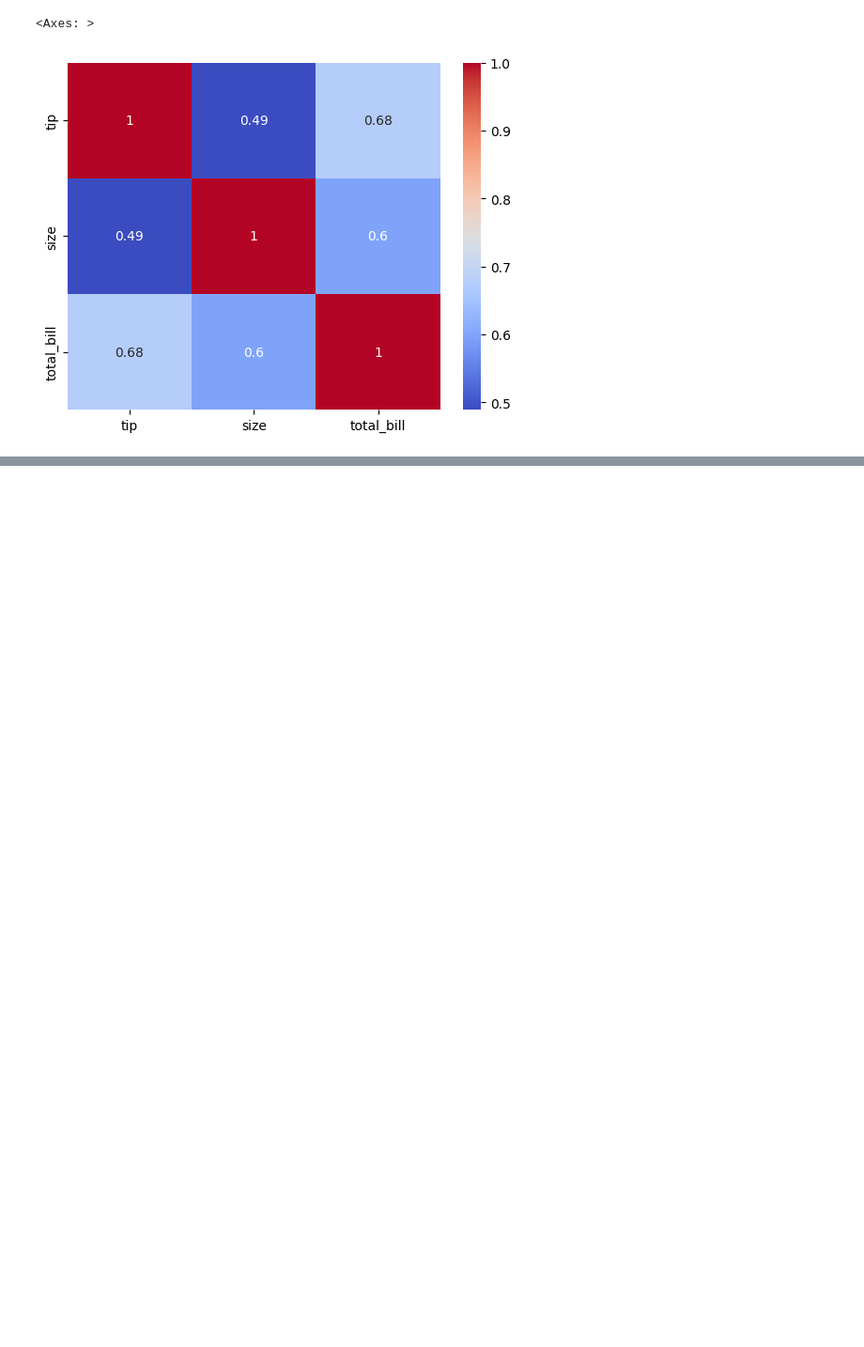
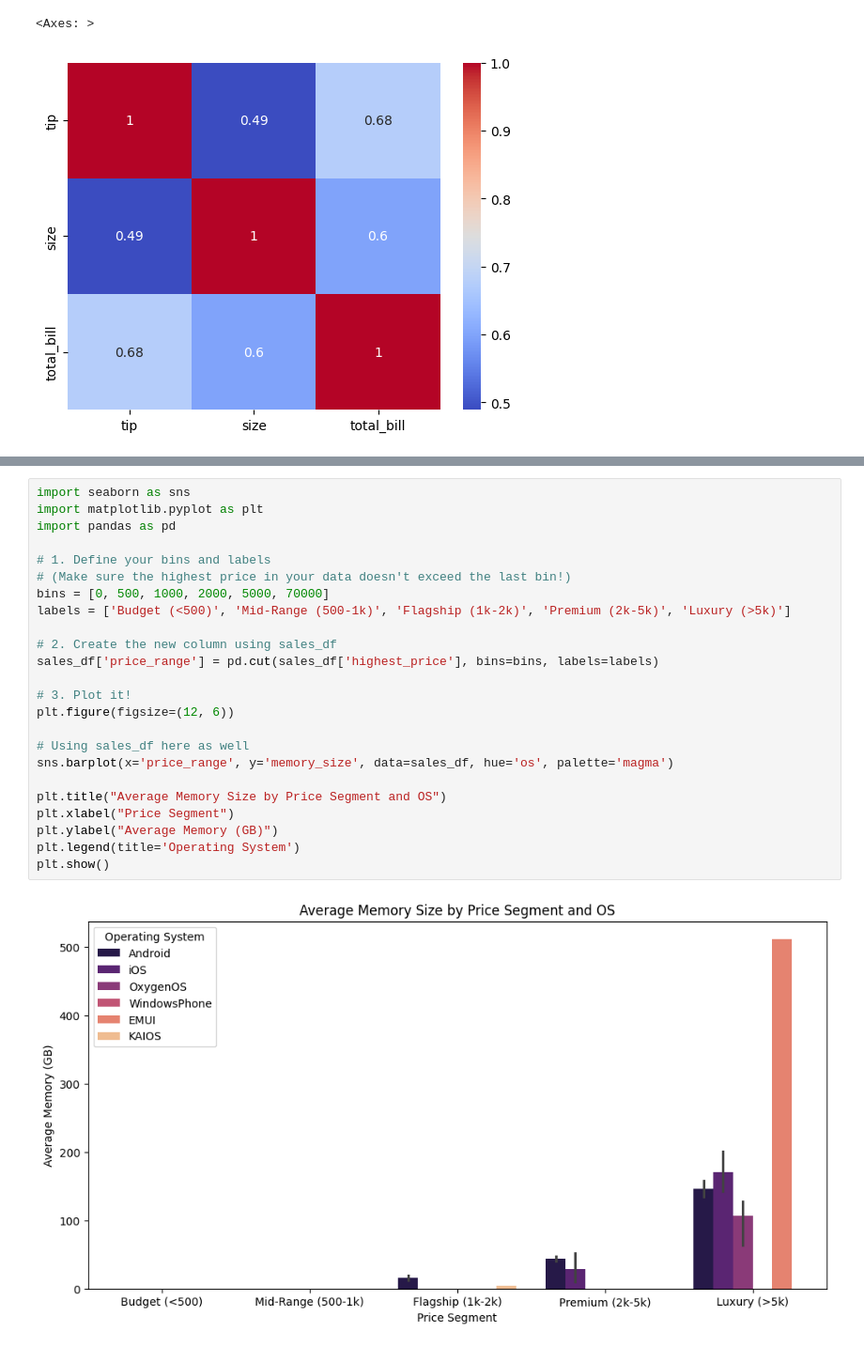
Before and after one commit to amankr2301/Data_analysis_with_python-, a Jupyter notebook: numpy-pandas-matplotlib.ipynb, the cells around one changed output, grey strips where cells are left out. Shown at 94% size. Drawn from its saved outputs; the diff is of its cells as text; blank space fills up the shorter version.

```diff
--- a/numpy-pandas-matplotlib.ipynb
+++ b/numpy-pandas-matplotlib.ipynb
@@ -566,0 +596,26 @@ sns.heatmap((corr) , annot = True , cmap = 'coolwarm')
+# %%
+import seaborn as sns
+import matplotlib.pyplot as plt
+import pandas as pd
+
+# 1. Define your bins and labels
+# (Make sure the highest price in your data doesn't exceed the last bin!)
+bins = [0, 500, 1000, 2000, 5000, 70000]
+labels = ['Budget (<500)', 'Mid-Range (500-1k)', 'Flagship (1k-2k)', 'Premium (2k-5k)', 'Luxury (>5k)']
+
+# 2. Create the new column using sales_df
+sales_df['price_range'] = pd.cut(sales_df['highest_price'], bins=bins, labels=labels)
+
+# 3. Plot it!
+plt.figure(figsize=(12, 6))
+
+# Using sales_df here as well
+sns.barplot(x='price_range', y='memory_size', data=sales_df, hue='os', palette='magma')
+
+plt.title("Average Memory Size by Price Segment and OS")
+plt.xlabel("Price Segment")
+plt.ylabel("Average Memory (GB)")
+plt.legend(title='Operating System')
+plt.show()
+# %% [output]
+[figure, added]
```
Also changed, not shown: parts of 6 cells of this notebook.
